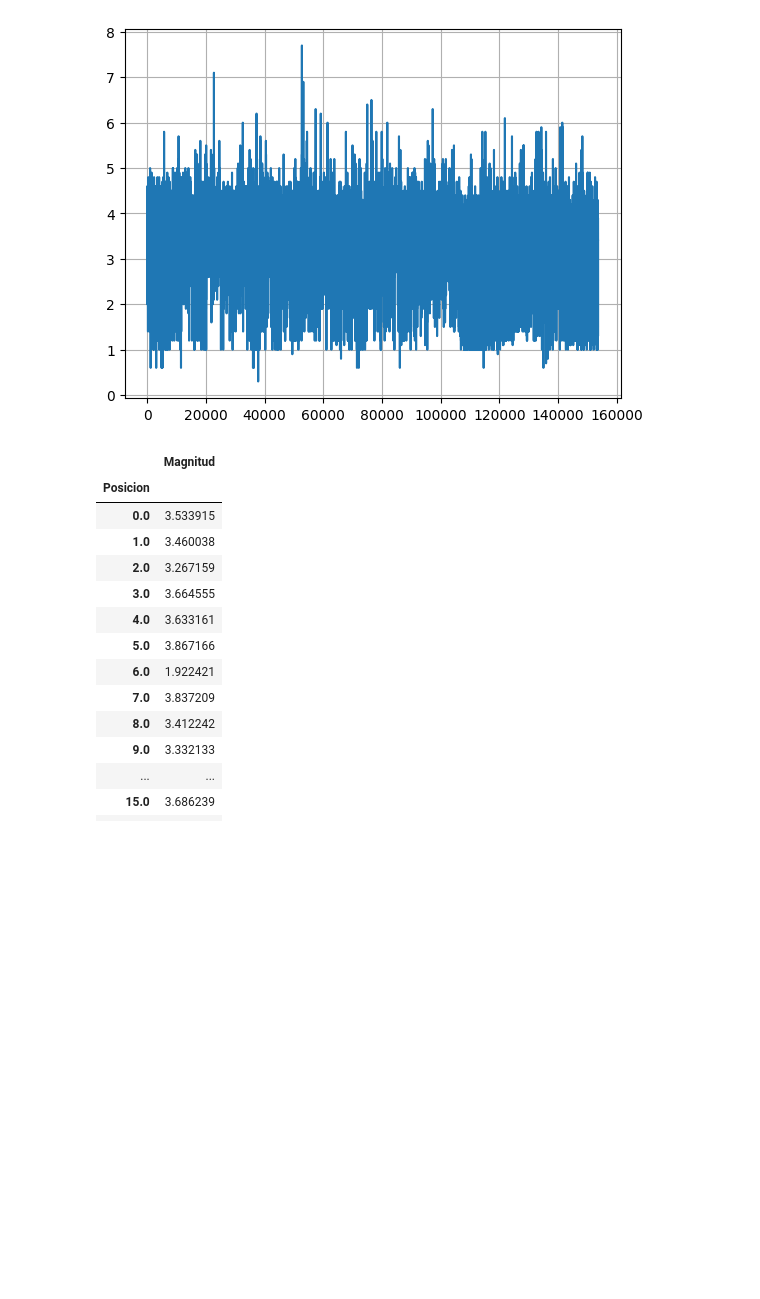
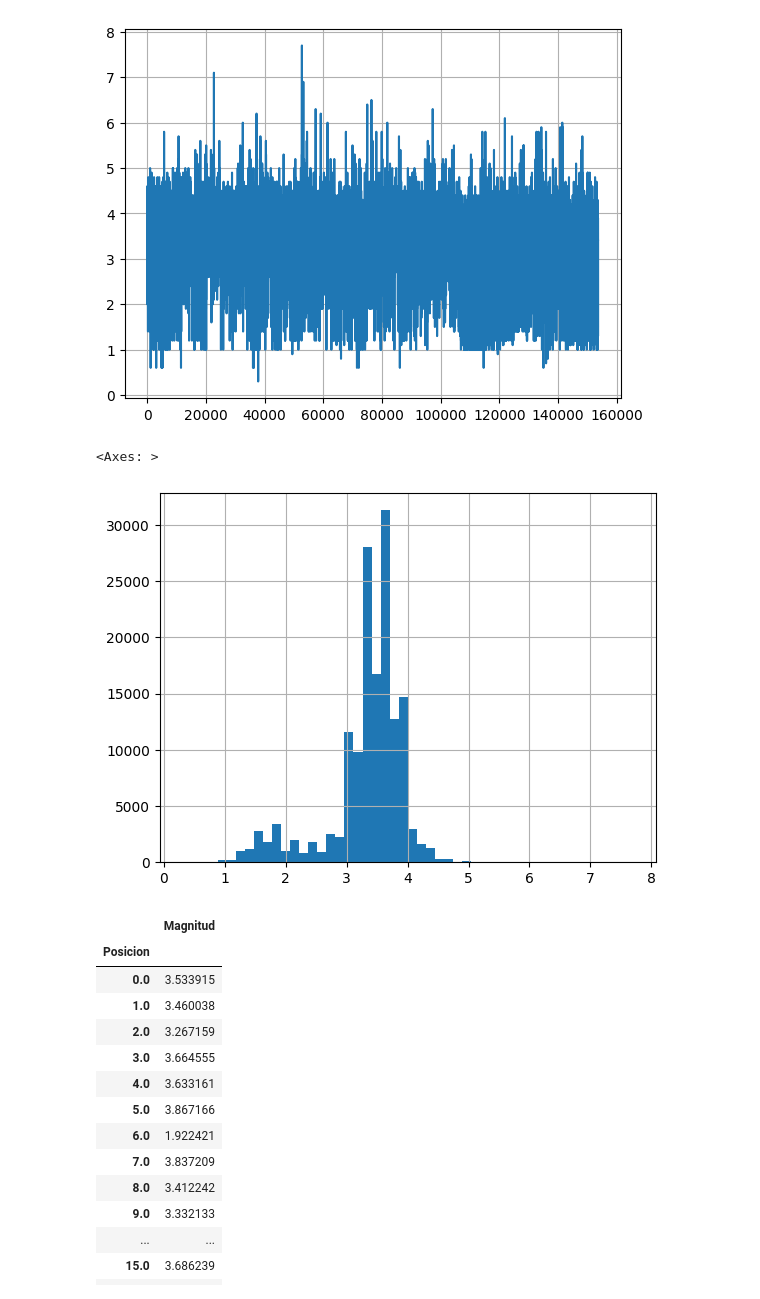
Before and after one commit to ArellanoMCarlos/SimMatO2025, a Jupyter notebook: Módulo 2 - Métodos heurísticos/3 - Simulación_de_escenarios_futuros.ipynb, the cells around one changed output. Saved outputs shown, nothing was run; the diff lists cells and outputs as text; code cells hidden in the pictures; blank space fills up the shorter version.

Commit message:
Simulación Montecarlo para probabilidad de sismos

```diff
--- a/Módulo 2 - Métodos heurísticos/3 - Simulación_de_escenarios_futuros.ipynb
+++ b/Módulo 2 - Métodos heurísticos/3 - Simulación_de_escenarios_futuros.ipynb
@@ -453,6 +446,11 @@ df_sismos['Magnitud'].plot(grid=True)
 # %% [output]
 <Axes: >
 [figure]
+# %%
+df_sismos['Magnitud'].hist(bins=50,grid=True) # Pos simplicidad, suponemos una distribución Normal
+# %% [output]
+<Axes: >
+[figure, added]
 # %%
 # Extraemos la media y desviación estándar para cada agrupación de la 'Magnitud'
 medias=df_sismos.groupby('Posicion')['Magnitud'].mean()
```
Also changed, not shown: parts of 16 cells of this notebook, 2 other files.
